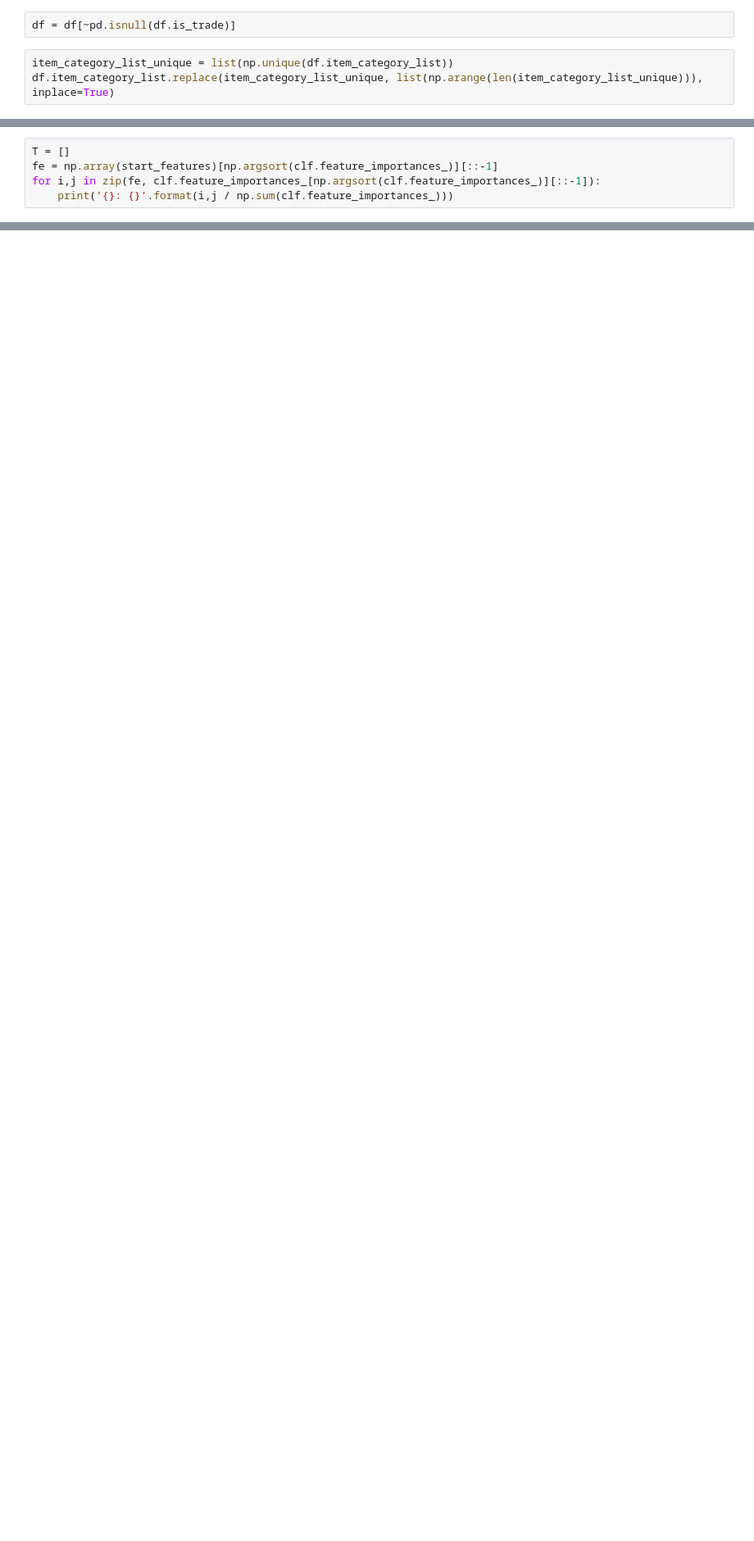
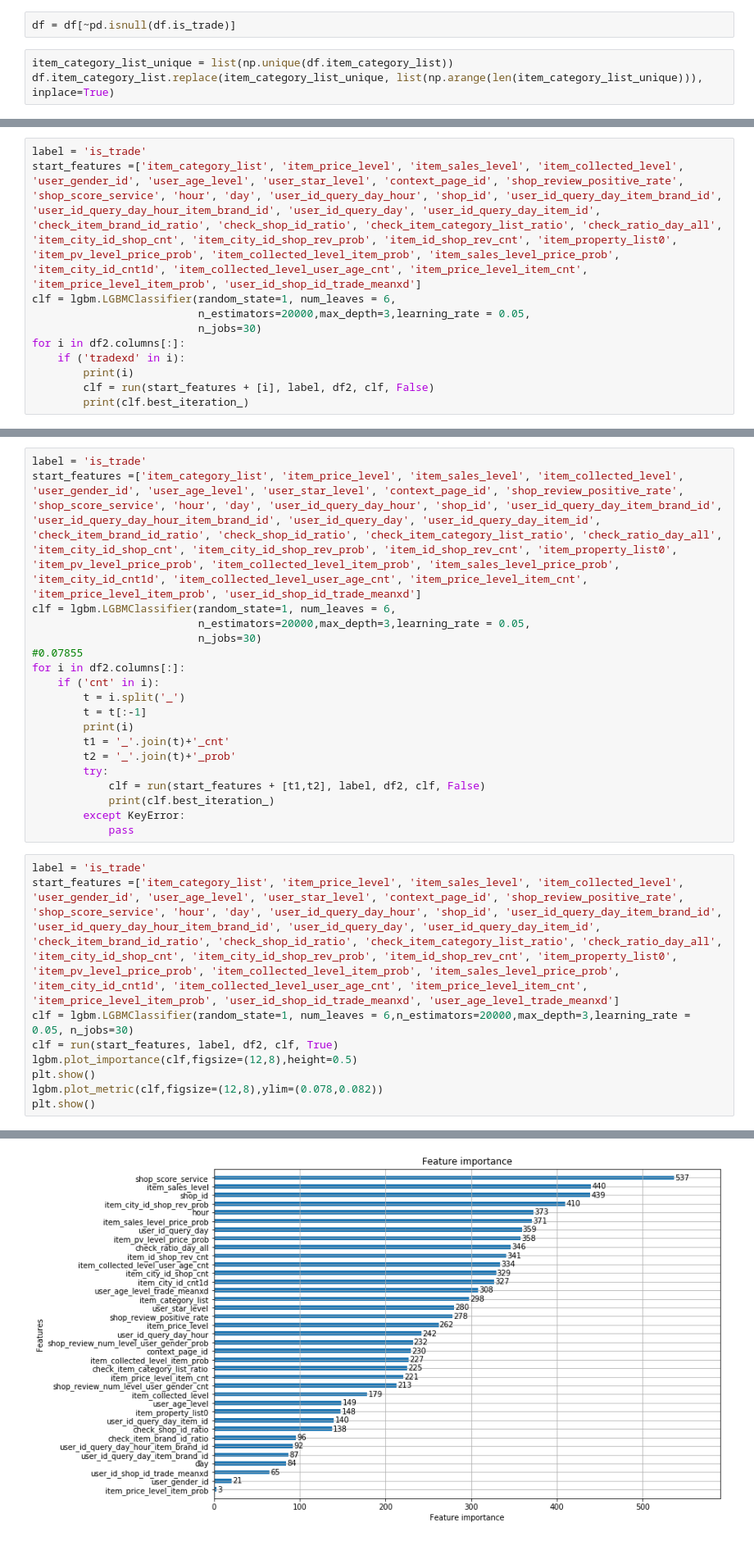
Before and after one commit to duxuhao/IJCAI-2018-2, a Jupyter notebook: Lab3.ipynb, the cells around one changed output, grey strips where cells are left out. Shown at 82% size. Cells and saved outputs as stored; diff of their text form; blank space fills up the shorter version.

```diff
--- a/Lab3.ipynb
+++ b/Lab3.ipynb
@@ -169,5 +189,0 @@ item_sales_level_price_cnt: 0.0
-# %%
-T = []
-fe = np.array(start_features)[np.argsort(clf.feature_importances_)][::-1]
-for i,j in zip(fe, clf.feature_importances_[np.argsort(clf.feature_importances_)][::-1]):
-    print('{}: {}'.format(i,j / np.sum(clf.feature_importances_)))
@@ -191,0 +465,11 @@ user_id_query_day_hour_item_brand_id: 0.004822335025380711
+# %%
+label = 'is_trade'
+start_features =['item_category_list', 'item_price_level', 'item_sales_level', 'item_collected_level', 'user_gender_id', 'user_age_level', 'user_star_level', 'context_page_id', 'shop_review_positive_rate', 'shop_score_service', 'hour', 'day', 'user_id_query_day_hour', 'shop_id', 'user_id_query_day_item_brand_id', 'user_id_query_day_hour_item_brand_id', 'user_id_query_day', 'user_id_query_day_item_id', 'check_item_brand_id_ratio', 'check_shop_id_ratio', 'check_item_category_list_ratio', 'check_ratio_day_all', 'item_city_id_shop_cnt', 'item_city_id_shop_rev_prob', 'item_id_shop_rev_cnt', 'item_property_list0', 'item_pv_level_price_prob', 'item_collected_level_item_prob', 'item_sales_level_price_prob', 'item_city_id_cnt1d', 'item_collected_level_user_age_cnt', 'item_price_level_item_cnt', 'item_price_level_item_prob', 'user_id_shop_id_trade_meanxd']
+clf = lgbm.LGBMClassifier(random_state=1, num_leaves = 6,
+                          n_estimators=20000,max_depth=3,learning_rate = 0.05,
+                          n_jobs=30)
+for i in df2.columns[:]:
+    if ('tradexd' in i):
+        print(i)
+        clf = run(start_features + [i], label, df2, clf, False)
+        print(clf.best_iteration_)
@@ -191,0 +494,29 @@ user_id_query_day_hour_item_brand_id: 0.004822335025380711
+# %%
+label = 'is_trade'
+start_features =['item_category_list', 'item_price_level', 'item_sales_level', 'item_collected_level', 'user_gender_id', 'user_age_level', 'user_star_level', 'context_page_id', 'shop_review_positive_rate', 'shop_score_service', 'hour', 'day', 'user_id_query_day_hour', 'shop_id', 'user_id_query_day_item_brand_id', 'user_id_query_day_hour_item_brand_id', 'user_id_query_day', 'user_id_query_day_item_id', 'check_item_brand_id_ratio', 'check_shop_id_ratio', 'check_item_category_list_ratio', 'check_ratio_day_all', 'item_city_id_shop_cnt', 'item_city_id_shop_rev_prob', 'item_id_shop_rev_cnt', 'item_property_list0', 'item_pv_level_price_prob', 'item_collected_level_item_prob', 'item_sales_level_price_prob', 'item_city_id_cnt1d', 'item_collected_level_user_age_cnt', 'item_price_level_item_cnt', 'item_price_level_item_prob', 'user_id_shop_id_trade_meanxd']
+clf = lgbm.LGBMClassifier(random_state=1, num_leaves = 6,
+                          n_estimators=20000,max_depth=3,learning_rate = 0.05,
+                          n_jobs=30)
+#0.07855
+for i in df2.columns[:]:
+    if ('cnt' in i):
+        t = i.split('_')
+        t = t[:-1]
+        print(i)
+        t1 = '_'.join(t)+'_cnt'
+        t2 = '_'.join(t)+'_prob'
+        try:
+            clf = run(start_features + [t1,t2], label, df2, clf, False)
+            print(clf.best_iteration_)
+        except KeyError:
+            pass
+# %%
+label = 'is_trade'
+start_features =['item_category_list', 'item_price_level', 'item_sales_level', 'item_collected_level', 'user_gender_id', 'user_age_level', 'user_star_level', 'context_page_id', 'shop_review_positive_rate', 'shop_score_service', 'hour', 'day', 'user_id_query_day_hour', 'shop_id', 'user_id_query_day_item_brand_id', 'user_id_query_day_hour_item_brand_id', 'user_id_query_day', 'user_id_query_day_item_id', 'check_item_brand_id_ratio', 'check_shop_id_ratio', 'check_item_category_list_ratio', 'check_ratio_day_all', 'item_city_id_shop_cnt', 'item_city_id_shop_rev_prob', 'item_id_shop_rev_cnt', 'item_property_list0', 'item_pv_level_price_prob', 'item_collected_level_item_prob', 'item_sales_level_price_prob', 'item_city_id_cnt1d', 'item_collected_level_user_age_cnt', 'item_price_level_item_cnt', 'item_price_level_item_prob', 'user_id_shop_id_trade_meanxd', 'user_age_level_trade_meanxd']
+clf = lgbm.LGBMClassifier(random_state=1, num_leaves = 6,n_estimators=20000,max_depth=3,learning_rate = 0.05, n_jobs=30)
+clf = run(start_features, label, df2, clf, True)
+lgbm.plot_importance(clf,figsize=(12,8),height=0.5)
+plt.show()
+lgbm.plot_metric(clf,figsize=(12,8),ylim=(0.078,0.082))
+plt.show()
+# %% [output]
@@ -191,0 +540 @@ user_id_query_day_hour_item_brand_id: 0.004822335025380711
+[figure, added]
```
Also changed, not shown: parts of 28 cells of this notebook, 2 other files.
